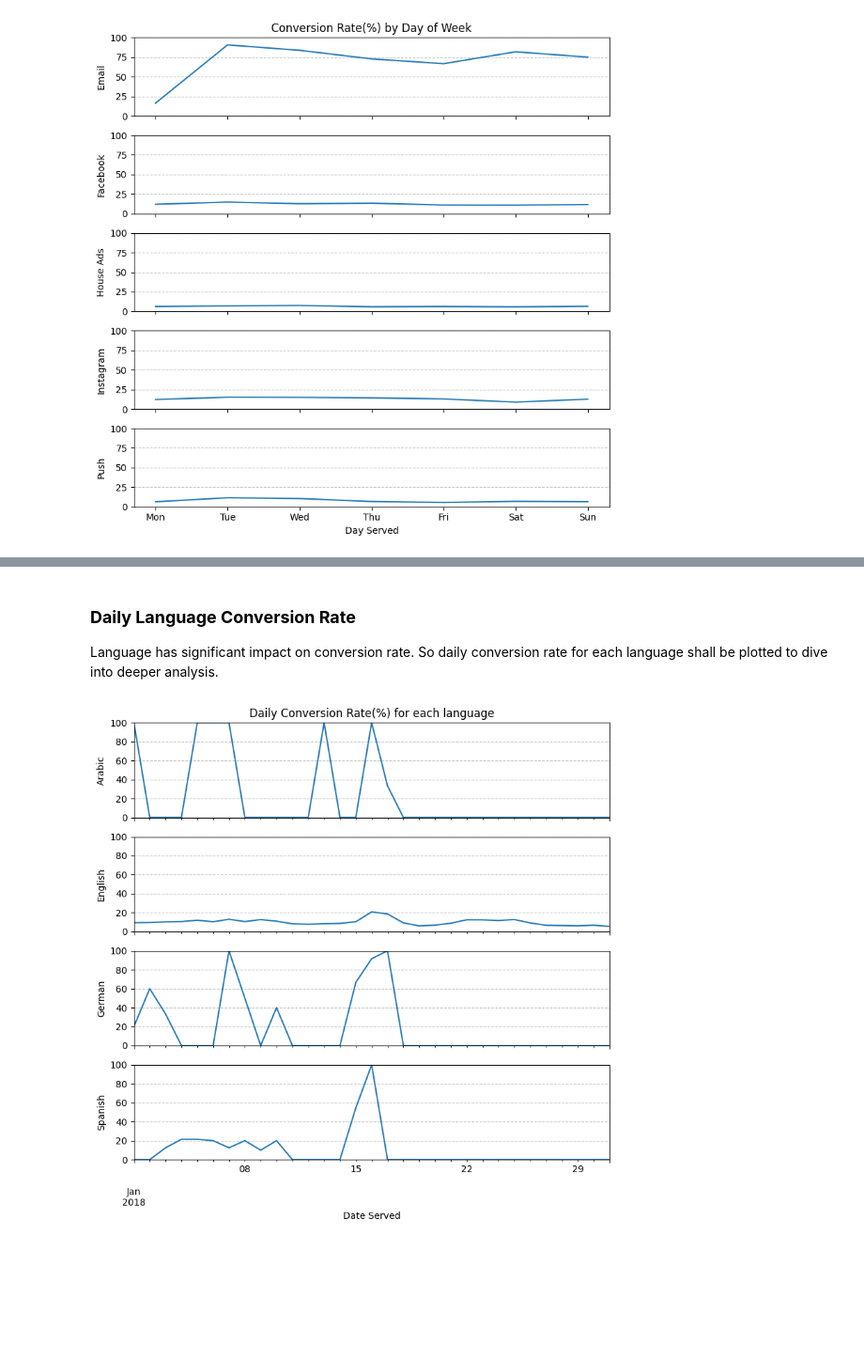
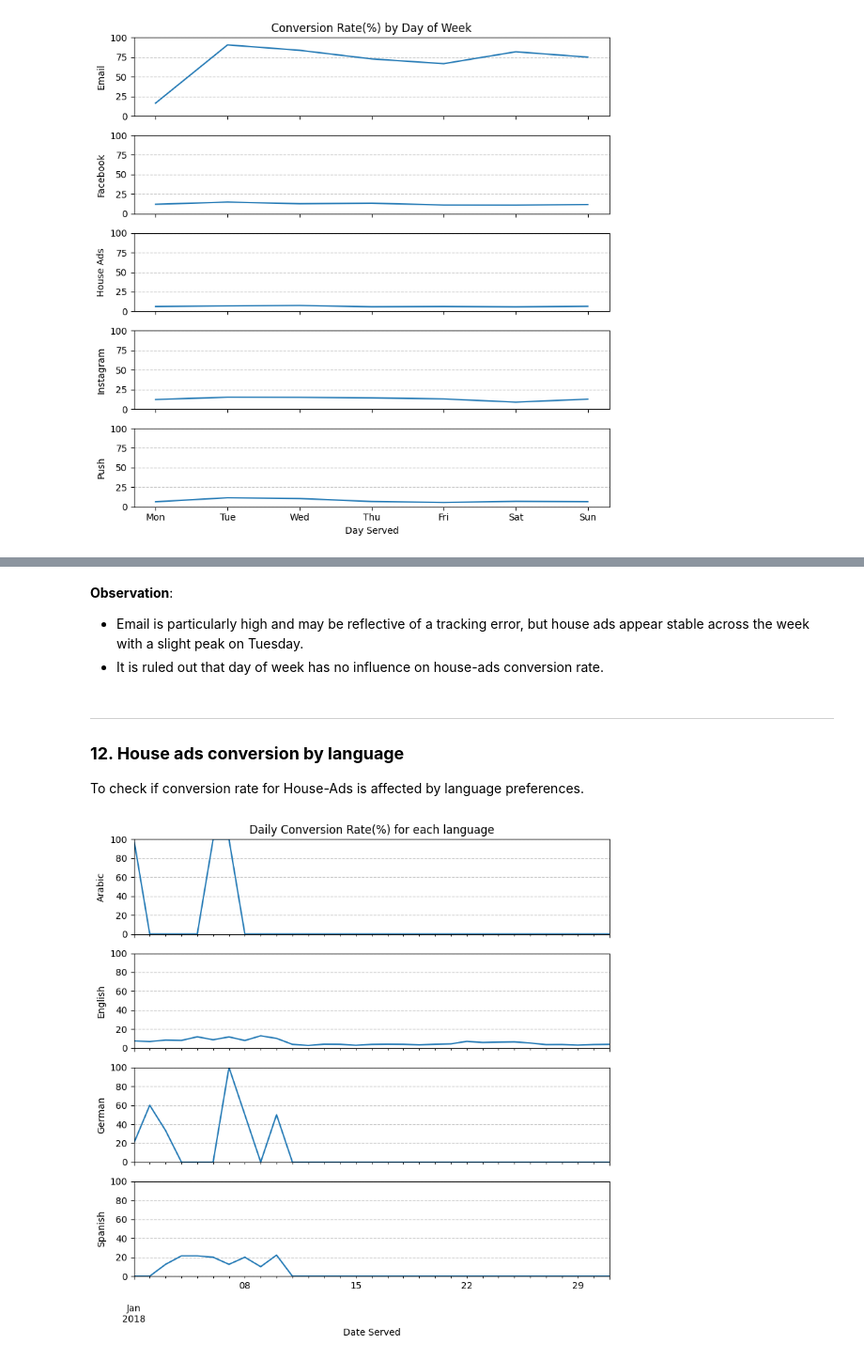
Before and after one commit to DipikaJothinathan/Python-pandas, a Jupyter notebook: Marketing Campaign/code_marketing.ipynb, the cells around one changed output, grey strips where cells are left out. Shown at 94% size. Drawn from its saved outputs; the diff is of its cells as text; code cells hidden in the pictures; blank space fills up the shorter version.

```diff
--- a/Marketing Campaign/code_marketing.ipynb
+++ b/Marketing Campaign/code_marketing.ipynb
@@ -230,20 +243,26 @@ plt.show()
-# %% [markdown]
-### **Daily Language Conversion Rate**
-</br> Language has significant impact on conversion rate. So daily conversion rate for each language shall be plotted to dive into deeper analysis.
+# %% [markdown]
+**Observation**:
+- Email is particularly high and may be reflective of a tracking error, but house ads appear stable across the week with a slight peak on Tuesday.
+- It is ruled out that day of week has no influence on house-ads conversion rate.
+# %% [markdown]
+***
+### **12. House ads conversion by language**
+To check if conversion rate for House-Ads is affected by language preferences.
 # %%
-conv_lang = conversion_rate(marketing,['date_served','language_displayed'])
+house_ads = marketing[marketing['marketing_channel']=='House Ads']
+conv_lang = conversion_rate(house_ads,['date_served','language_displayed'])
 conv_lang_df = pd.DataFrame(conv_lang.unstack(level=1)).fillna(0)
 
 fig, axes = plt.subplots(len(conv_lang_df.columns), 1, sharex=True, figsize=(8, 8))
 for i, lang in enumerate(conv_lang_df.columns):
     conv_lang_df[lang].plot(ax=axes[i])
     axes[i].set_ylabel(f'{lang}')
     axes[i]
     axes[i].grid(True, axis='y', linestyle='--', alpha=0.7)
     axes[i].set_ylim([0, 100])
 axes[0].set_title('Daily Conversion Rate(%) for each language')
 axes[-1].set_xlabel('Date Served')
 plt.tight_layout()
 plt.show()
 # %% [output]
-[figure, old version]
+[figure, new version]
```
Also changed, not shown: parts of 24 cells of this notebook.
